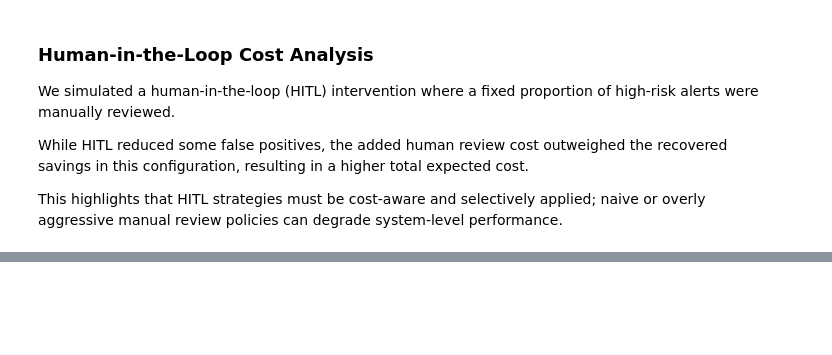
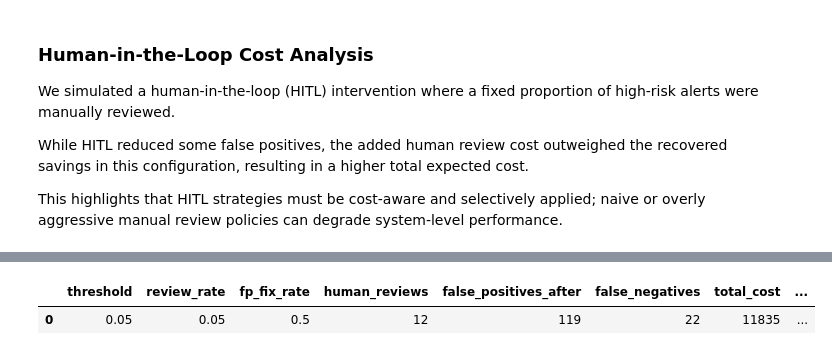
Before and after one commit to Mahmudasief/aml-false-positive-reduction-hitl, a Jupyter notebook: notebooks/02_baseline_models.ipynb, the cells around one changed output, grey strips where cells are left out. Drawn from its saved outputs; the diff is of its cells as text; code cells hidden in the pictures; blank space fills up the shorter version.

Commit message:
Add cost-sensitive HITL policy optimization analysis

```diff
--- a/notebooks/02_baseline_models.ipynb
+++ b/notebooks/02_baseline_models.ipynb
@@ -546,0 +621,97 @@ overly aggressive manual review policies can degrade system-level performance.
+# %%
+import numpy as np
+import pandas as pd
+from sklearn.metrics import confusion_matrix
+
+# -----------------------------
+# Baseline (from previous phase)
+# -----------------------------
+baseline_cost = 11595   # Random Forest @ threshold = 0.05
+threshold = 0.05
+
+# Business costs
+cost_fp = 5
+cost_fn = 500
+human_cost_per_case = 20
+
+# HITL policy grid
+review_rates = [0.05, 0.10, 0.20, 0.30]      # % of alerts sent to humans
+fp_fix_rates = [0.5, 0.7, 0.9]              # % of FPs humans correctly dismiss
+
+rows = []
+
+# -----------------------------
+# Model predictions
+# -----------------------------
+scores = y_prob_rf
+y_pred = (scores >= threshold).astype(int)
+
+# Confusion matrix BEFORE HITL
+TN, FP, FN, TP = confusion_matrix(y_test, y_pred).ravel()
+
+alert_idx = np.where(y_pred == 1)[0]
+alert_scores = scores[alert_idx]
+
+# -----------------------------
+# Grid search over HITL policies
+# -----------------------------
+for review_rate in review_rates:
+    for fp_fix_rate in fp_fix_rates:
+
+        k = int(len(alert_idx) * review_rate)
+
+        if k == 0:
+            FP_after = FP
+            human_reviews = 0
+        else:
+            # Review top-k highest risk alerts
+            top_idx = alert_idx[np.argsort(alert_scores)[-k:]]
+
+            # Among reviewed alerts, count false positives
+            fp_mask = (y_test.iloc[top_idx] == 0)
+            fp_reviewed = int(fp_mask.sum())
+
+            fp_fixed = int(fp_reviewed * fp_fix_rate)
+            FP_after = FP - fp_fixed
+            human_reviews = k
+
+        # Costs
+        model_cost = FP_after * cost_fp + FN * cost_fn
+        human_cost = human_reviews * human_cost_per_case
+        total_cost = model_cost + human_cost
+
+        rows.append({
+            "threshold": threshold,
+            "review_rate": review_rate,
+            "fp_fix_rate": fp_fix_rate,
+            "human_reviews": human_reviews,
+            "false_positives_after": FP_after,
+            "false_negatives": FN,
+            "total_cost": total_cost,
+            "beats_baseline": total_cost < baseline_cost
+        })
+
+# -----------------------------
+# Results table
+# -----------------------------
+results = (
+    pd.DataFrame(rows)
+    .sort_values("total_cost")
+    .reset_index(drop=True)
+)
+
+print("Baseline RF cost:", baseline_cost)
+print("\nTop 10 HITL policies by total cost:")
+display(results.head(10))
+
+print("\nBest policy overall:")
+display(results.iloc[[0]])
+
+print("\nPolicies that beat baseline (if any):")
+winners = results[results["beats_baseline"]]
+
+if len(winners) > 0:
+    display(winners.head(10))
+else:
+    print("None – HITL does not beat baseline under this grid.")
+# %% [output]
@@ -546,0 +733,2 @@ overly aggressive manual review policies can degrade system-level performance.
+|  | threshold | review_rate | fp_fix_rate | human_reviews | false_positives_after | false_negatives | total_cost | ... |
+| 0 | 0.05 | 0.05 | 0.5 | 12 | 119 | 22 | 11835 | ... |
```
Also changed, not shown: parts of 6 cells of this notebook.
